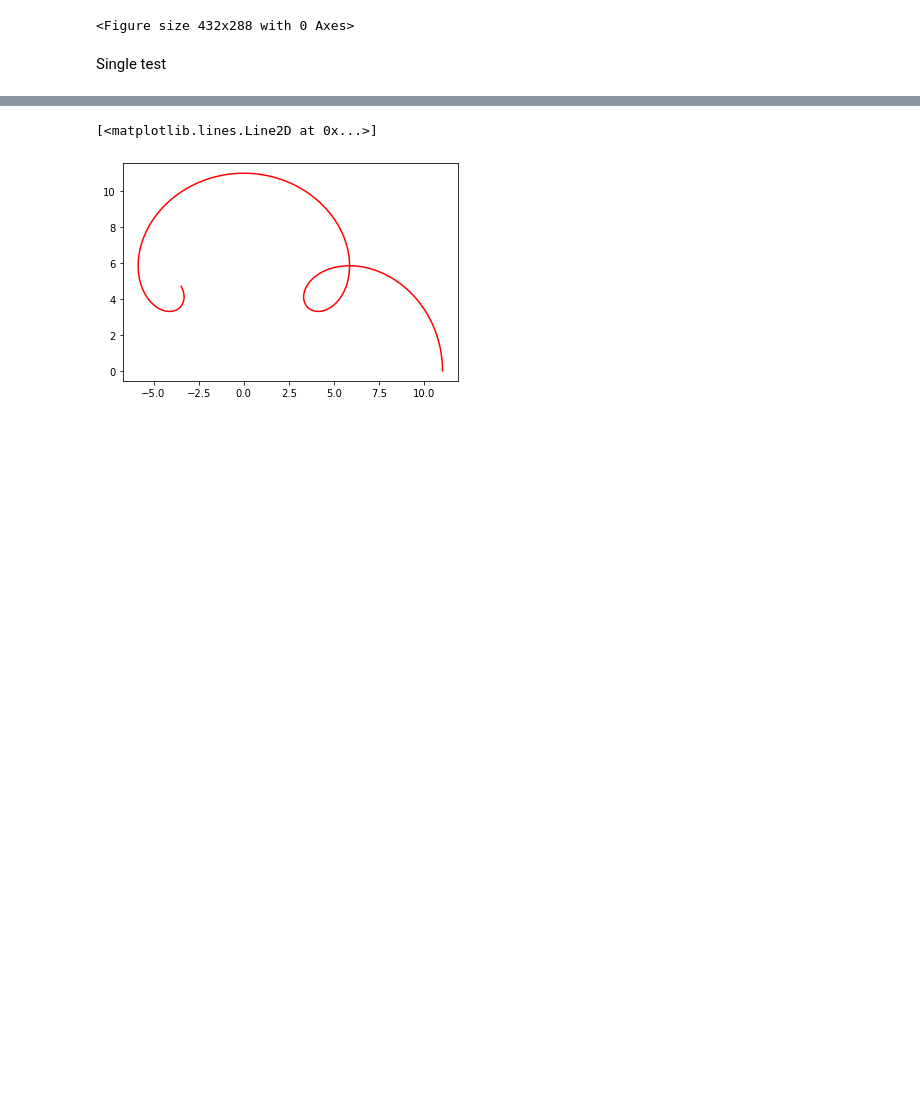
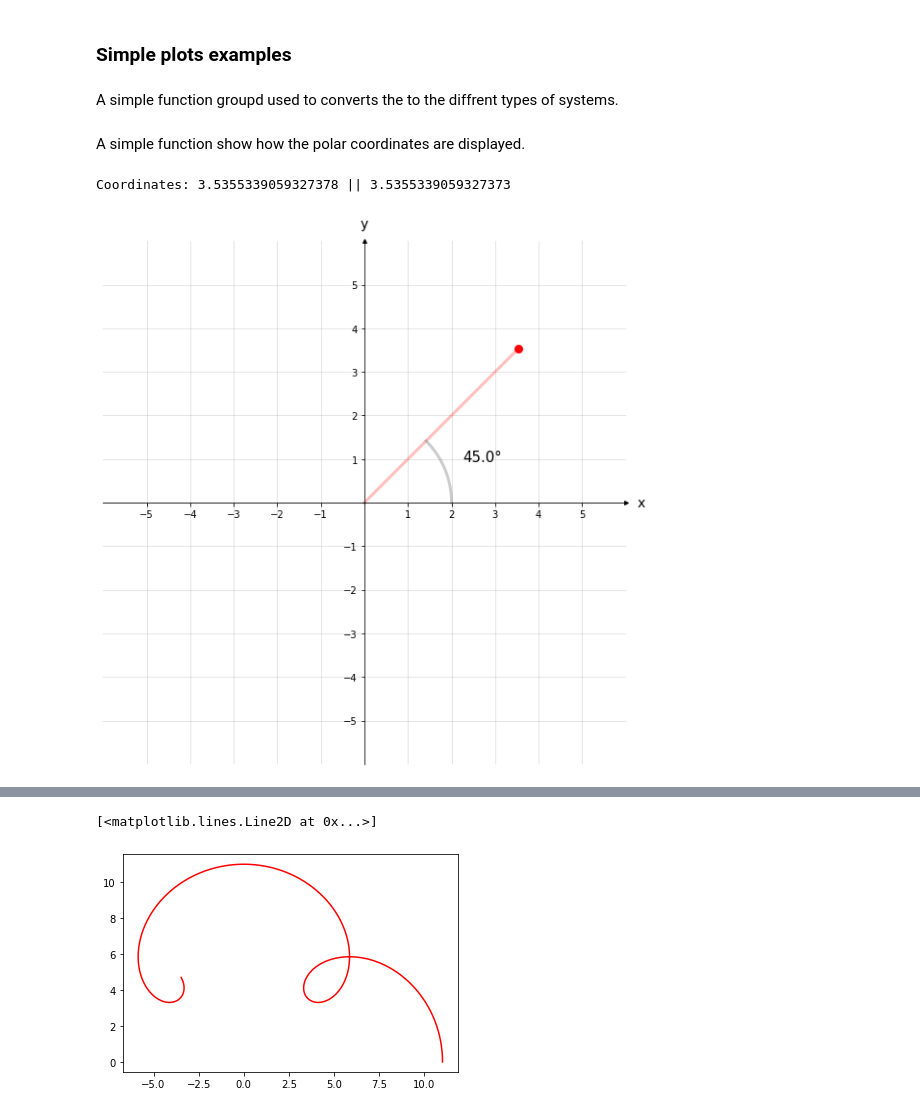
Before and after one commit to SebNik/School-Stuff, a Jupyter notebook: Math_Polar_Coordinates.ipynb, the cells around one changed output, grey strips where cells are left out. Saved outputs shown, nothing was run; the diff lists cells and outputs as text; code cells hidden in the pictures; blank space fills up the shorter version.

```diff
--- a/Math_Polar_Coordinates.ipynb
+++ b/Math_Polar_Coordinates.ipynb
@@ -173,0 +15,4 @@ Coordinates: 4.80085143325183 || -1.3970774909946293
+# %% [markdown]
+### Simple plots examples
+# %% [markdown]
+A simple function groupd used to converts the to the diffrent types of systems.
@@ -173,0 +29,2 @@ Coordinates: 4.80085143325183 || -1.3970774909946293
+# %% [markdown]
+A simple function show how the polar coordinates are displayed.
@@ -174,3 +177,8 @@ Coordinates: 4.80085143325183 || -1.3970774909946293
+# %%
+single_point(math.pi/4, 5)
+# %% [output]
+Coordinates: 3.5355339059327378 || 3.5355339059327373
+[figure, added]
 # %%
 # %matplotlib inline
 # %%
@@ -288,22 +297,3 @@ class System:
             plt.scatter(data_point[0], data_point[1], c='r')
 
         plt.show()
-# %%
-test_point = System()
-
-f = Function(0,12,np.array([0,0]), (2*math.pi)/1)
-g = Function(0,6,np.array([0,0]), (11*math.pi))
-h = Function(0,3,np.array([0,0]), (18*math.pi))
-
-test_point.add_function(f)
-test_point.add_function(g)
-test_point.add_function(h)
-
-
-# test_point.plot_single_point(2.5, None)
-
-test_point.plot_images_range(200, [0,5])
-# %% [output]
-<Figure size 432x288 with 0 Axes>
-# %% [markdown]
-Single test
```
Also changed, not shown: parts of 12 cells of this notebook, 1 other file.
